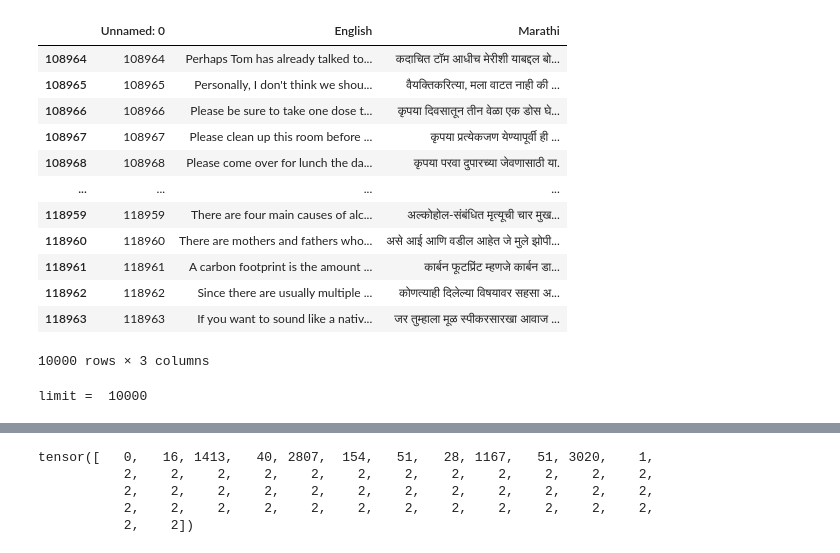
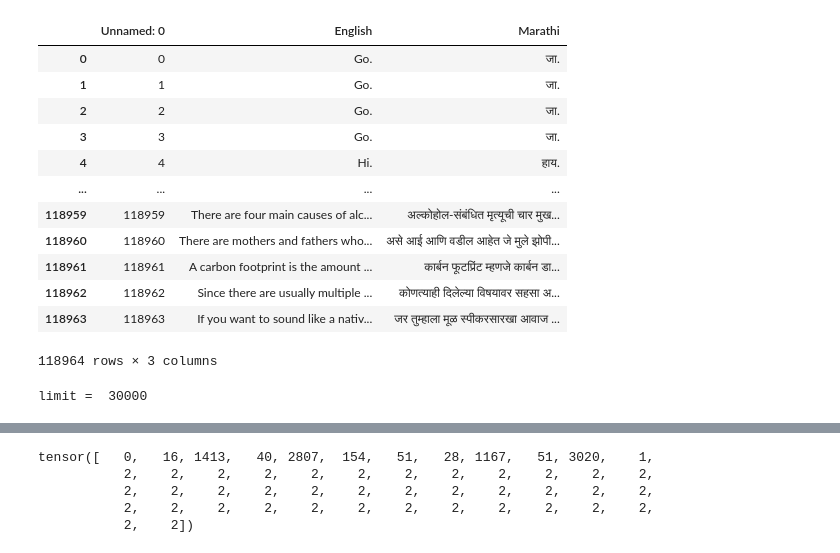
Before and after one commit to Rishikesh-2006/NNs, a Jupyter notebook: transformer/Transformer.ipynb, the cells around one changed output, grey strips where cells are left out. Cells and saved outputs as stored; diff of their text form; code cells hidden in the pictures.

```diff
--- a/transformer/Transformer.ipynb
+++ b/transformer/Transformer.ipynb
@@ -541,31 +541,32 @@ class MyDataset(Dataset):
 # %%
 data = pd.read_csv(r"dataset\Transformer-data.csv")
 
 
 #working with data
 data['English'][len(data)-1]
 
 data.tail(10000)
+data
 # %% [output]
 |  | Unnamed: 0 | English | Marathi |
-| 108964 | 108964 | Perhaps Tom has already talked to... | कदाचित टॉम आधीच मेरीशी याबद्दल बो... |
-| 108965 | 108965 | Personally, I don't think we shou... | वैयक्तिकरित्या, मला वाटत नाही की ... |
-| 108966 | 108966 | Please be sure to take one dose t... | कृपया दिवसातून तीन वेळा एक डोस घे... |
-| 108967 | 108967 | Please clean up this room before ... | कृपया प्रत्येकजण येण्यापूर्वी ही ... |
-| 108968 | 108968 | Please come over for lunch the da... | कृपया परवा दुपारच्या जेवणासाठी या. |
+| 0 | 0 | Go. | जा. |
+| 1 | 1 | Go. | जा. |
+| 2 | 2 | Go. | जा. |
+| 3 | 3 | Go. | जा. |
+| 4 | 4 | Hi. | हाय. |
 | ... | ... | ... | ... |
 | 118959 | 118959 | There are four main causes of alc... | अल्कोहोल-संबंधित मृत्यूची चार मुख... |
 | 118960 | 118960 | There are mothers and fathers who... | असे आई आणि वडील आहेत जे मुले झोपी... |
 | 118961 | 118961 | A carbon footprint is the amount ... | कार्बन फूटप्रिंट म्हणजे कार्बन डा... |
 | 118962 | 118962 | Since there are usually multiple ... | कोणत्याही दिलेल्या विषयावर सहसा अ... |
 | 118963 | 118963 | If you want to sound like a nativ... | जर तुम्हाला मूळ स्पीकरसारखा आवाज ... |
-10000 rows × 3 columns
+118964 rows × 3 columns
 # %%
-token = tokenize(data.tail(10000),10000)
+token = tokenize(data.tail(30000),"max")
 
 a,b = token.processing()
 # %% [output]
-limit =  10000
+limit =  30000
 # %%
 lst = []
 for i in data["English"]:
```
Also changed, not shown: parts of 5 cells of this notebook, 1 other file.
